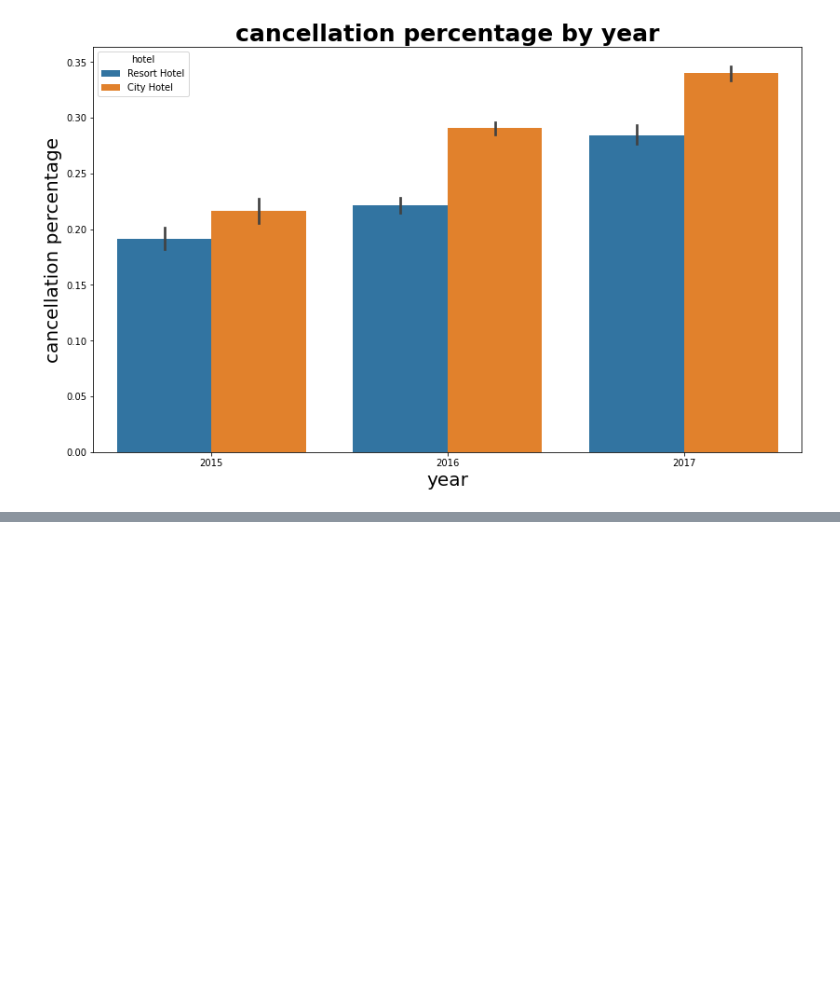
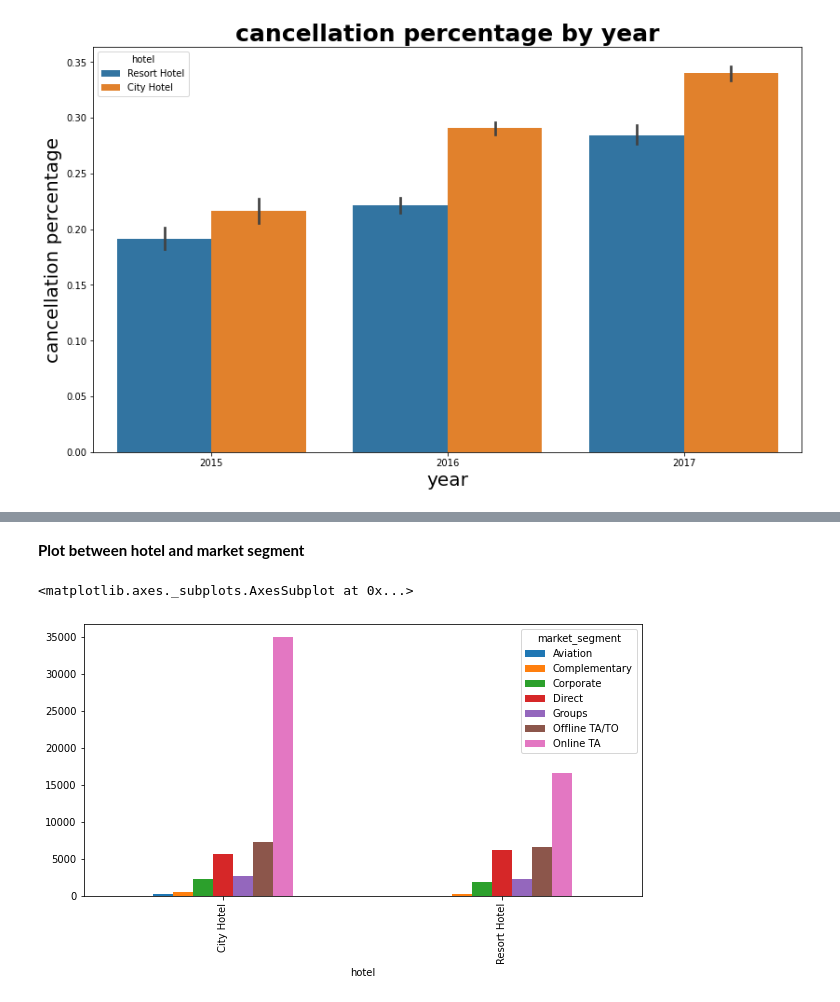
Before and after one commit to kishorpatil03/Hotel-Booking-Analysis, a Jupyter notebook: Hotel_Booking_Analysis_Capstone_Project.ipynb, the cells around one changed output, grey strips where cells are left out. Cells and saved outputs as stored; diff of their text form; code cells hidden in the pictures; blank space fills up the shorter version.

```diff
--- a/Hotel_Booking_Analysis_Capstone_Project.ipynb
+++ b/Hotel_Booking_Analysis_Capstone_Project.ipynb
@@ -344,0 +354,9 @@ Text(0, 0.5, 'cancellation percentage')
+# %% [markdown]
+**Plot between hotel and market segment**
+# %%
+df4=df.groupby(['hotel','market_segment']).size()
+df4=df4.unstack()
+df4.plot(kind='bar',figsize=(10,5))
+# %% [output]
+<matplotlib.axes._subplots.AxesSubplot at 0x...>
+[figure, added]
```
Also changed, not shown: parts of 6 cells of this notebook.
